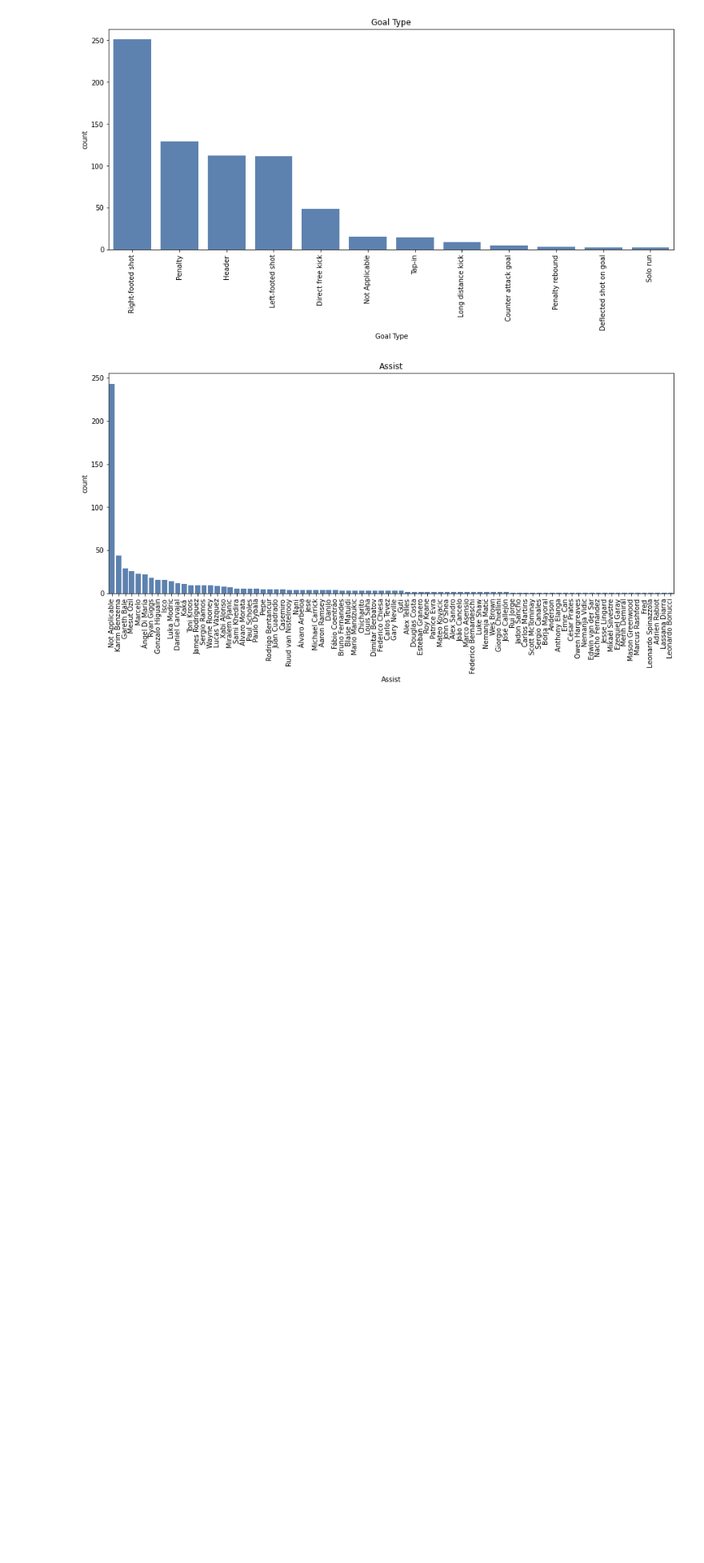
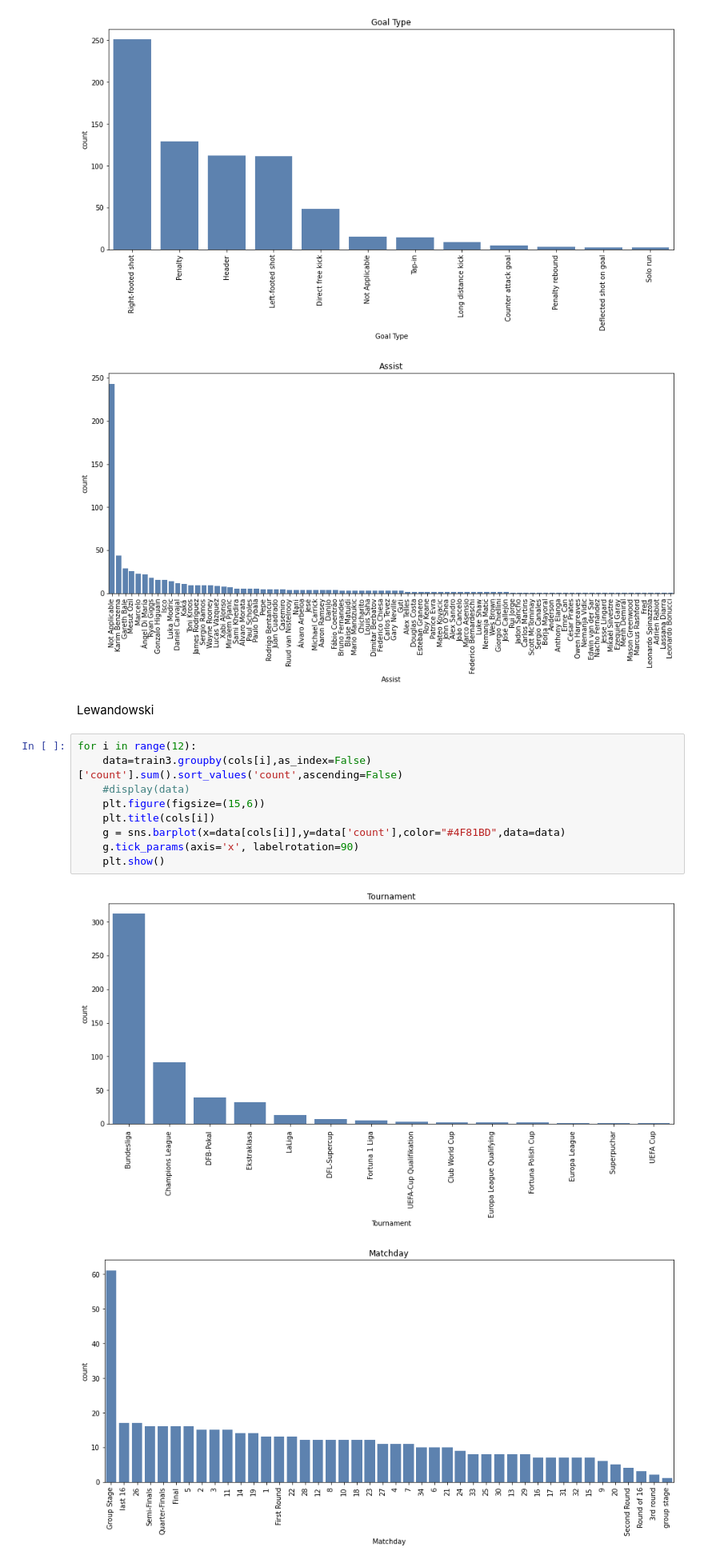
Before and after one commit to AmirMotefaker/my-Python-Projects, a Jupyter notebook: Football Player Analysis(FPA)/Messi-Neymar-Ronaldo-Lewandowski (Goal History Plot)/Messi-Neymar-Ronaldo-Lewandowski (Goal History Plot).ipynb, the cells around one changed output. Shown at 80% size. Saved outputs shown, nothing was run; the diff lists cells and outputs as text; blank space fills up the shorter version.

Commit message:
Update Messi-Neymar-Ronaldo-Lewandowski

```diff
--- a/Football Player Analysis(FPA)/Messi-Neymar-Ronaldo-Lewandowski (Goal History Plot)/Messi-Neymar-Ronaldo-Lewandowski (Goal History Plot).ipynb
+++ b/Football Player Analysis(FPA)/Messi-Neymar-Ronaldo-Lewandowski (Goal History Plot)/Messi-Neymar-Ronaldo-Lewandowski (Goal History Plot).ipynb
@@ -105,3 +105,17 @@ for i in range(12):
 [figure]
 [figure]
 [figure]
+# %% [markdown]
+Lewandowski
+# %%
+for i in range(12):
+    data=train3.groupby(cols[i],as_index=False)['count'].sum().sort_values('count',ascending=False)
+    #display(data)
+    plt.figure(figsize=(15,6))
+    plt.title(cols[i])
+    g = sns.barplot(x=data[cols[i]],y=data['count'],color="#4F81BD",data=data)
+    g.tick_params(axis='x', labelrotation=90)
+    plt.show()
+# %% [output]
+[figure, added]
+[figure, added]
```
Also changed, not shown: parts of 1 cell of this notebook.
